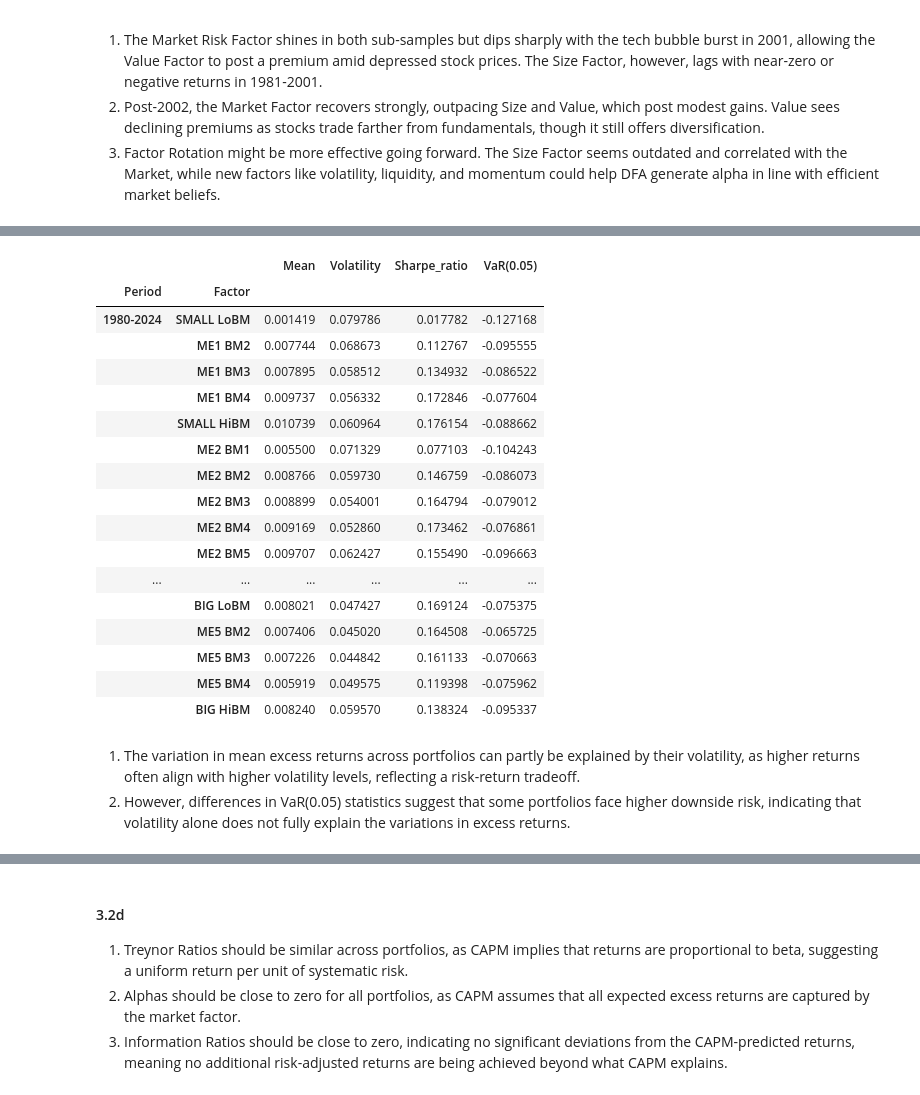
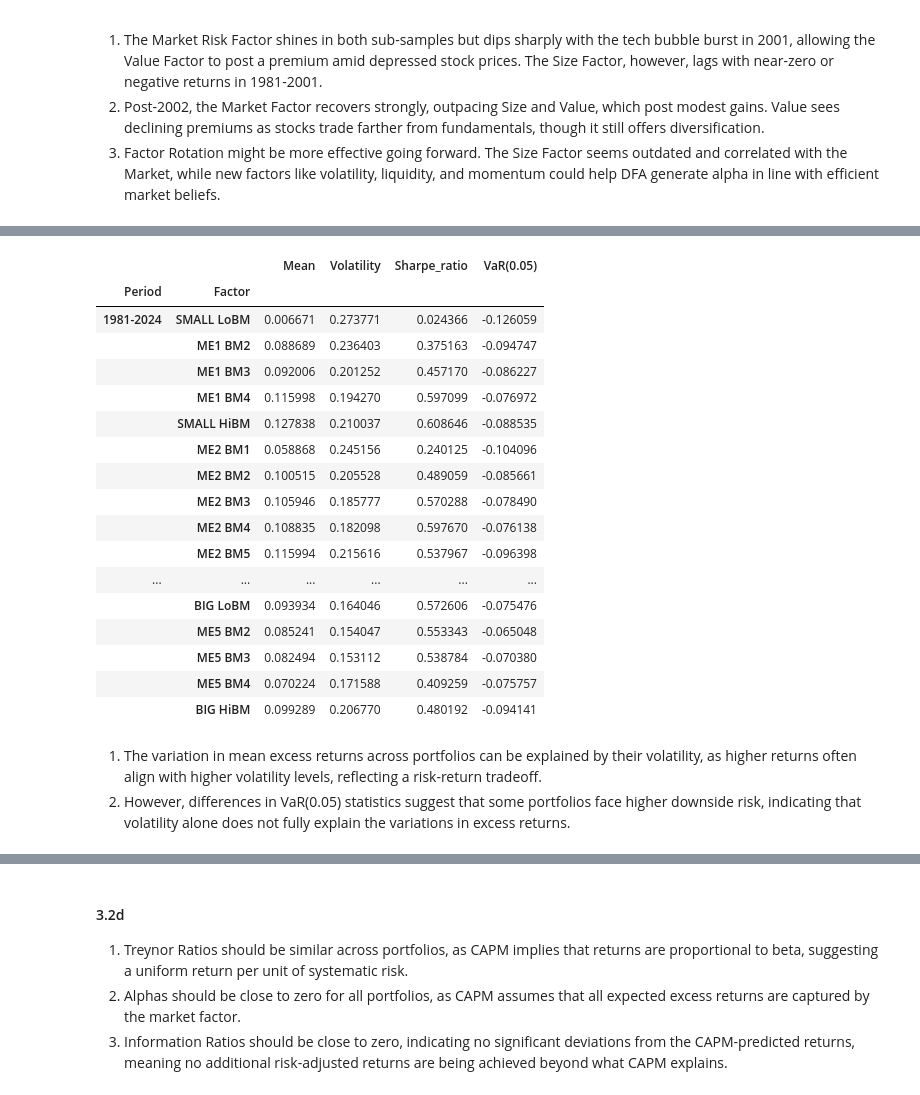
Before and after one commit to Anand-Nakhate/finm-portfolio-2024, a Jupyter notebook: homework/Solution_HW4.ipynb, the cells around one changed output, grey strips where cells are left out. Cells and saved outputs as stored; diff of their text form; code cells hidden in the pictures.

```diff
--- a/homework/Solution_HW4.ipynb
+++ b/homework/Solution_HW4.ipynb
@@ -179,8 +171,7 @@ plot_cumulative_returns(
 3. Factor Rotation might be more effective going forward. The Size Factor seems outdated and correlated with the Market, while new factors like volatility, liquidity, and momentum could help DFA generate alpha in line with efficient market beliefs.
 # %%
 # 3
-df_excess_portfolios = df_portfolios.sub(df_factors['RF'], axis=0)
-df_excess_portfolios = df_excess_portfolios.loc['1980-01-01':]
+df_excess_portfolios = df_portfolios.loc['1981-01-01':].sub(df_factors['RF'].loc['1981-01-01':], axis=0)
 df_excess_portfolios
 # %% [output]
 |  | SMALL LoBM | ME1 BM2 | ME1 BM3 | ME1 BM4 | SMALL HiBM | ME2 BM1 | ME2 BM2 | ME2 BM3 | ME2 BM4 | ME2 BM5 | ... |
@@ -200,27 +191,27 @@ df_excess_portfolios
 # %%
 # 3.1
-portfolio_summary = calculate_univariate_performance_statistics(df_excess_portfolios)
+portfolio_summary = calculate_univariate_performance_statistics(df_excess_portfolios, 12)
 portfolio_summary
 # %% [output]
 |  |  | Mean | Volatility | Sharpe_ratio | VaR(0.05) |
 | Period | Factor |  |  |  |  |
-| 1980-2024 | SMALL LoBM | 0.001419 | 0.079786 | 0.017782 | -0.127168 |
-|  | ME1 BM2 | 0.007744 | 0.068673 | 0.112767 | -0.095555 |
-|  | ME1 BM3 | 0.007895 | 0.058512 | 0.134932 | -0.086522 |
-|  | ME1 BM4 | 0.009737 | 0.056332 | 0.172846 | -0.077604 |
-|  | SMALL HiBM | 0.010739 | 0.060964 | 0.176154 | -0.088662 |
-|  | ME2 BM1 | 0.005500 | 0.071329 | 0.077103 | -0.104243 |
-|  | ME2 BM2 | 0.008766 | 0.059730 | 0.146759 | -0.086073 |
-|  | ME2 BM3 | 0.008899 | 0.054001 | 0.164794 | -0.079012 |
-|  | ME2 BM4 | 0.009169 | 0.052860 | 0.173462 | -0.076861 |
-|  | ME2 BM5 | 0.009707 | 0.062427 | 0.155490 | -0.096663 |
+| 1981-2024 | SMALL LoBM | 0.006671 | 0.273771 | 0.024366 | -0.126059 |
+|  | ME1 BM2 | 0.088689 | 0.236403 | 0.375163 | -0.094747 |
+|  | ME1 BM3 | 0.092006 | 0.201252 | 0.457170 | -0.086227 |
+|  | ME1 BM4 | 0.115998 | 0.194270 | 0.597099 | -0.076972 |
+|  | SMALL HiBM | 0.127838 | 0.210037 | 0.608646 | -0.088535 |
+|  | ME2 BM1 | 0.058868 | 0.245156 | 0.240125 | -0.104096 |
+|  | ME2 BM2 | 0.100515 | 0.205528 | 0.489059 | -0.085661 |
+|  | ME2 BM3 | 0.105946 | 0.185777 | 0.570288 | -0.078490 |
+|  | ME2 BM4 | 0.108835 | 0.182098 | 0.597670 | -0.076138 |
+|  | ME2 BM5 | 0.115994 | 0.215616 | 0.537967 | -0.096398 |
 | ... | ... | ... | ... | ... | ... |
-|  | BIG LoBM | 0.008021 | 0.047427 | 0.169124 | -0.075375 |
-|  | ME5 BM2 | 0.007406 | 0.045020 | 0.164508 | -0.065725 |
-|  | ME5 BM3 | 0.007226 | 0.044842 | 0.161133 | -0.070663 |
-|  | ME5 BM4 | 0.005919 | 0.049575 | 0.119398 | -0.075962 |
-|  | BIG HiBM | 0.008240 | 0.059570 | 0.138324 | -0.095337 |
+|  | BIG LoBM | 0.093934 | 0.164046 | 0.572606 | -0.075476 |
+|  | ME5 BM2 | 0.085241 | 0.154047 | 0.553343 | -0.065048 |
+|  | ME5 BM3 | 0.082494 | 0.153112 | 0.538784 | -0.070380 |
+|  | ME5 BM4 | 0.070224 | 0.171588 | 0.409259 | -0.075757 |
+|  | BIG HiBM | 0.099289 | 0.206770 | 0.480192 | -0.094141 |
 # %% [markdown]
-1. The variation in mean excess returns across portfolios can partly be explained by their volatility, as higher returns often align with higher volatility levels, reflecting a risk-return tradeoff.
+1. The variation in mean excess returns across portfolios can be explained by their volatility, as higher returns often align with higher volatility levels, reflecting a risk-return tradeoff.
 2. However, differences in VaR(0.05) statistics suggest that some portfolios face higher downside risk, indicating that volatility alone does not fully explain the variations in excess returns.
 # %%
```
Also changed, not shown: parts of 18 cells of this notebook, 2 other files.
